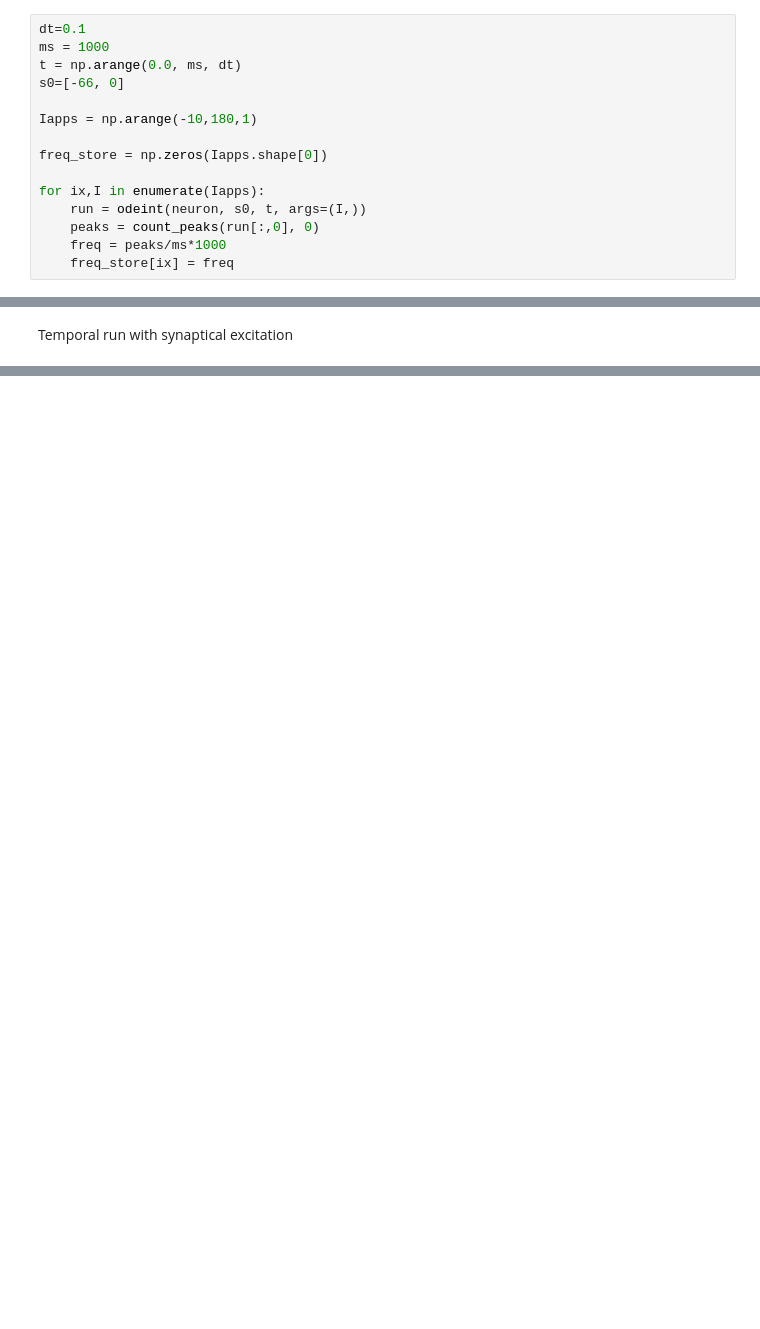
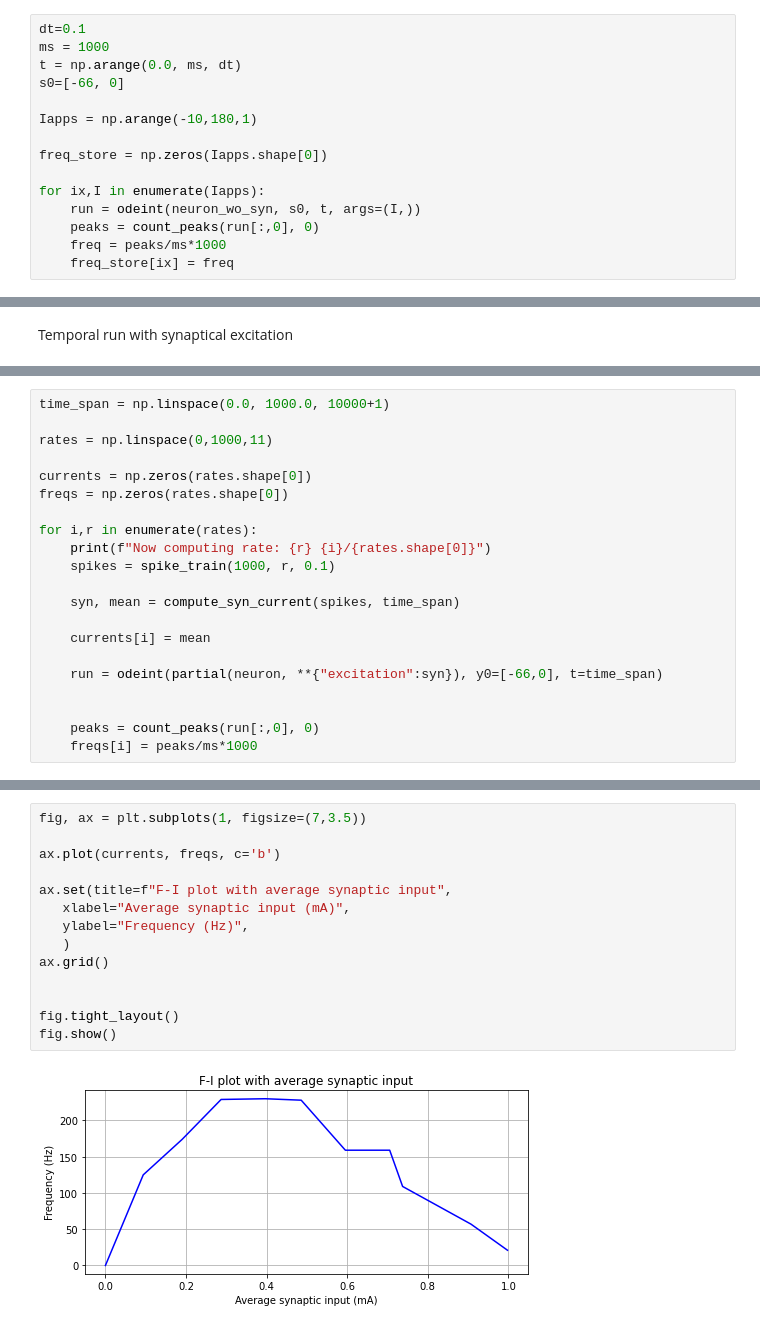
Before and after one commit to jaumecolomhernandez/mmb-mathneuroscience2, a Jupyter notebook: conductance-based-network.ipynb, the cells around one changed output, grey strips where cells are left out. Drawn from its saved outputs; the diff is of its cells as text; blank space fills up the shorter version.

```diff
--- a/conductance-based-network.ipynb
+++ b/conductance-based-network.ipynb
@@ -283,7 +283,7 @@ Iapps = np.arange(-10,180,1)
 freq_store = np.zeros(Iapps.shape[0])
 
 for ix,I in enumerate(Iapps):
-    run = odeint(neuron, s0, t, args=(I,))
+    run = odeint(neuron_wo_syn, s0, t, args=(I,))
     peaks = count_peaks(run[:,0], 0)
     freq = peaks/ms*1000
     freq_store[ix] = freq
@@ -344,0 +357,21 @@ fig.show()
+# %%
+time_span = np.linspace(0.0, 1000.0, 10000+1)
+
+rates = np.linspace(0,1000,11)
+
+currents = np.zeros(rates.shape[0])
+freqs = np.zeros(rates.shape[0])
+
+for i,r in enumerate(rates):
+    print(f"Now computing rate: {r} {i}/{rates.shape[0]}")
+    spikes = spike_train(1000, r, 0.1)
+
+    syn, mean = compute_syn_current(spikes, time_span)
+
+    currents[i] = mean
+
+    run = odeint(partial(neuron, **{"excitation":syn}), y0=[-66,0], t=time_span)
+
+
+    peaks = count_peaks(run[:,0], 0)
+    freqs[i] = peaks/ms*1000
@@ -344,0 +390,16 @@ fig.show()
+# %%
+fig, ax = plt.subplots(1, figsize=(7,3.5))
+
+ax.plot(currents, freqs, c='b')
+
+ax.set(title=f"F-I plot with average synaptic input",
+   xlabel="Average synaptic input (mA)",
+   ylabel="Frequency (Hz)",
+   )
+ax.grid()
+
+
+fig.tight_layout()
+fig.show()
+# %% [output]
+[figure, added]
```
Also changed, not shown: parts of 11 cells of this notebook.
